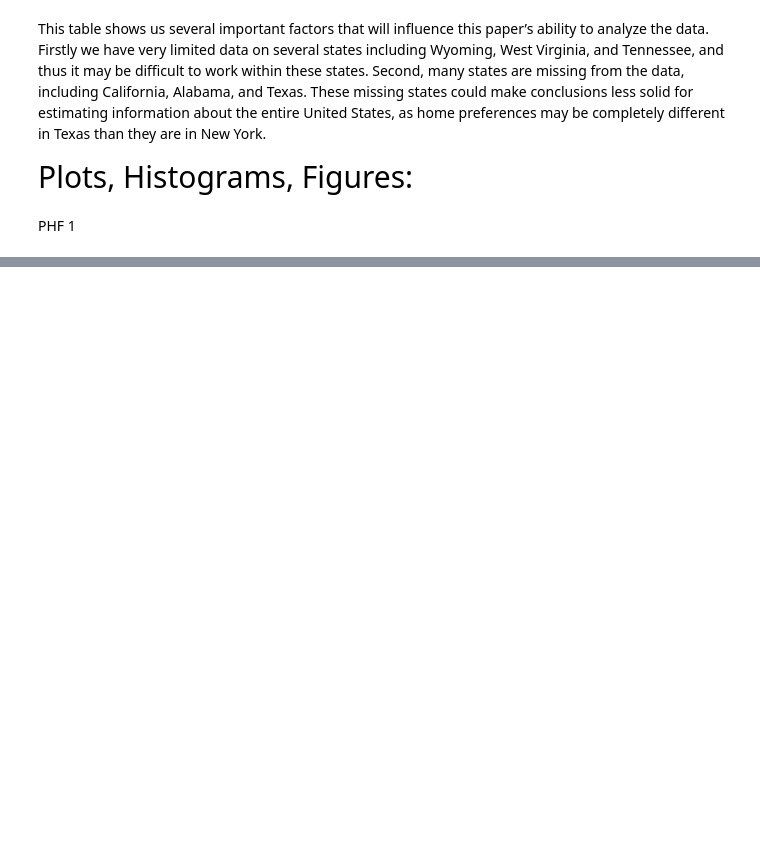
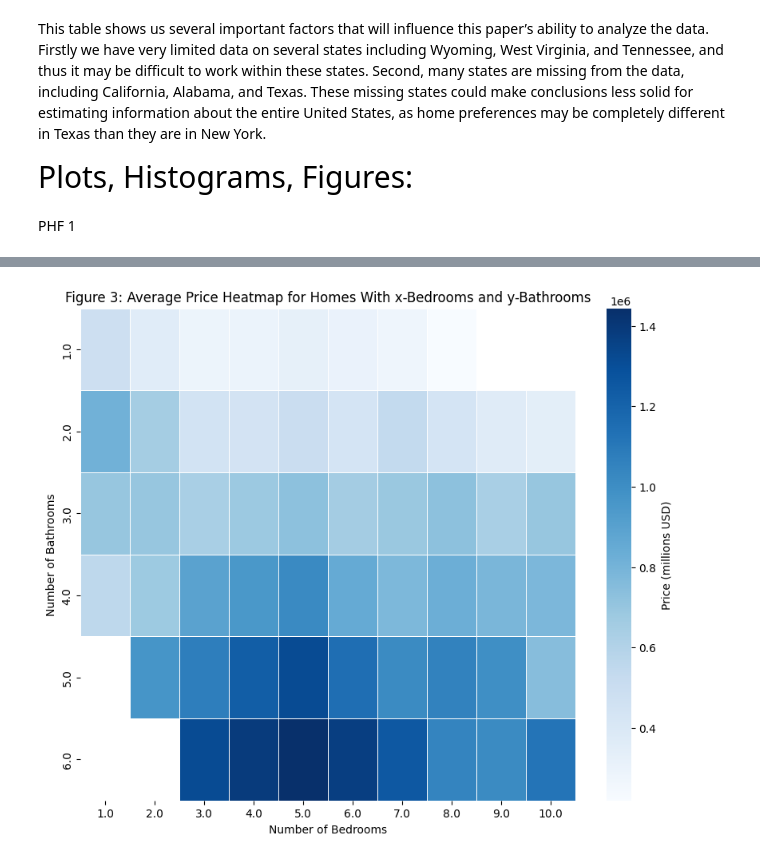
Before and after one commit to ECO225-W2024/project-one-code-S-O-Ahn, a Jupyter notebook: Project 1.ipynb, the cells around one changed output, grey strips where cells are left out. Cells and saved outputs as stored; diff of their text form; code cells hidden in the pictures; blank space fills up the shorter version.

```diff
--- a/Project 1.ipynb
+++ b/Project 1.ipynb
@@ -248,0 +206,14 @@ NameError: name 'data' is not defined
+# %%
+pivot_table_1 = data.pivot_table(values='price', index='bath', columns='bed', aggfunc='mean')
+
+# Create a heatmap
+plt.figure(figsize=(10, 8))  # Adjust the size as needed
+heatmap = sns.heatmap(pivot_table_1, annot=False, fmt=".0f", cmap='Blues', linewidths=.5)
+plt.title('Figure 3: Average Price Heatmap for Homes With x-Bedrooms and y-Bathrooms')
+plt.xlabel('Number of Bedrooms')
+plt.ylabel('Number of Bathrooms')
+color_bar = heatmap.collections[0].colorbar
+color_bar.set_label('Price (millions USD)')
+plt.show()
+# %% [output]
+[figure, added]
```
Also changed, not shown: parts of 16 cells of this notebook.
